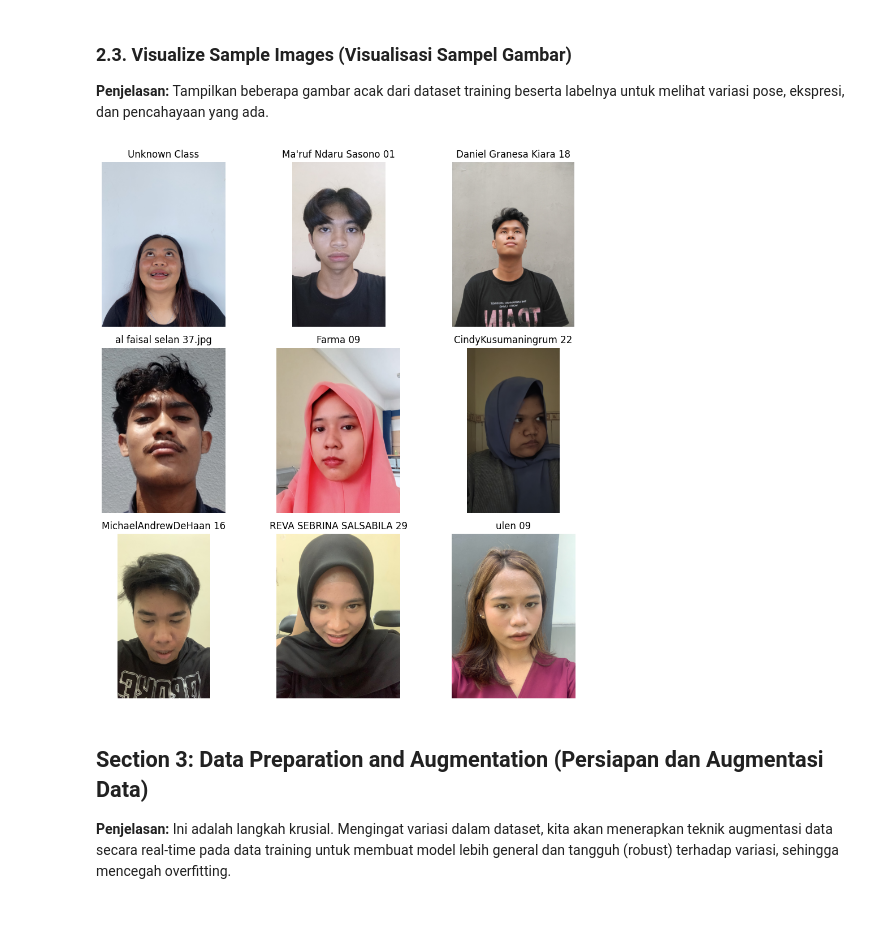
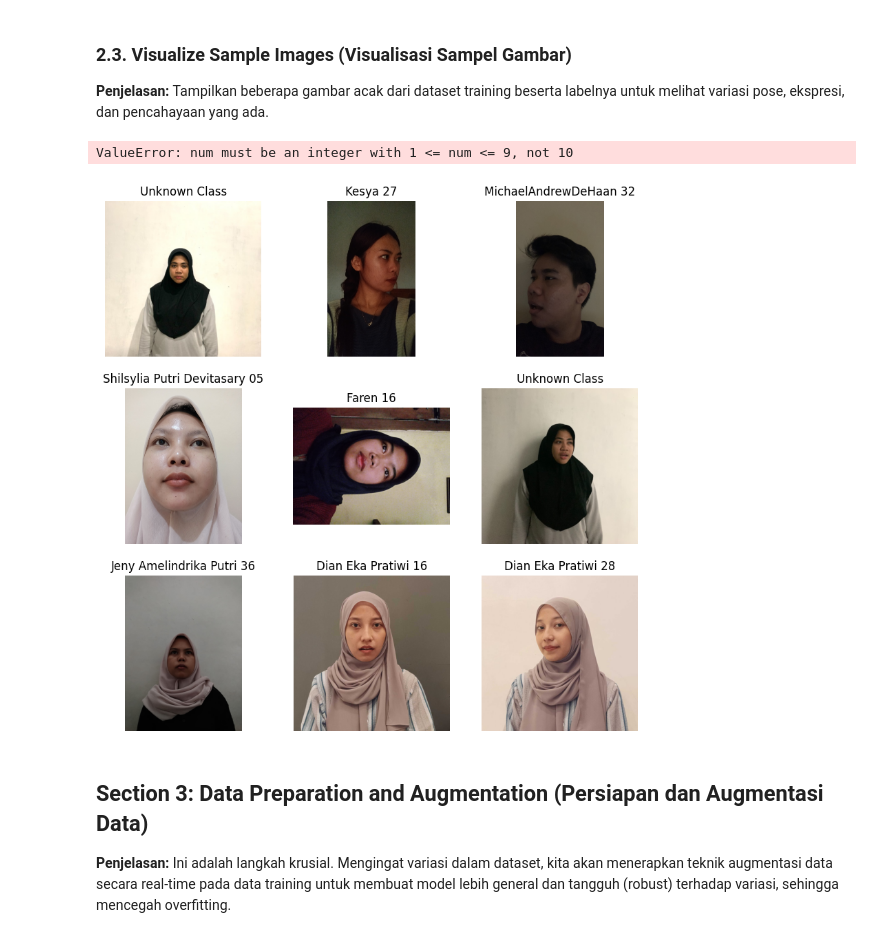
Before and after one commit to LatiefDataVisionary/deep-learning-college-task, a Jupyter notebook: tasks/src/MK_Deep_Learning_W5.ipynb, the cells around one changed output. Drawn from its saved outputs; the diff is of its cells as text; code cells hidden in the pictures.

```diff
--- a/tasks/src/MK_Deep_Learning_W5.ipynb
+++ b/tasks/src/MK_Deep_Learning_W5.ipynb
@@ -152,37 +152,38 @@ plt.figure(figsize=(10, 10))
 all_train_images = [os.path.join(TRAIN_DIR, f) for f in os.listdir(TRAIN_DIR) if f.endswith('.jpg')]
 
 # Check if there are enough images
-if len(all_train_images) < 9:
-    print(f"Tidak cukup gambar ({len(all_train_images)}) di direktori training untuk menampilkan 9 sampel.")
+if len(all_train_images) < 21:
+    print(f"Tidak cukup gambar ({len(all_train_images)}) di direktori training untuk menampilkan 21 sampel.")
 else:
     # Select 9 random images
-    sample_images_paths = np.random.choice(all_train_images, size=9, replace=False)
+    sample_images_paths = np.random.choice(all_train_images, size=21, replace=False)
 
     for i, img_path in enumerate(sample_images_paths):
         plt.subplot(3, 3, i + 1)
         img = plt.imread(img_path)
         plt.imshow(img)
         # Extract class name from filename (assuming format like ID_Nama_Number.jpg)
         filename = os.path.basename(img_path)
         class_name_parts = filename.split('_')
         if len(class_name_parts) > 1:
             # Assuming the second part is the name
             class_name = class_name_parts[1]
             # Handle potential extra parts or different naming conventions
             if len(class_name_parts) > 2 and class_name_parts[2].isdigit():
                  class_name = class_name # Keep only the name part if structure is consistent
             elif len(class_name_parts) > 2 and not class_name_parts[2].isdigit():
                  class_name = class_name_parts[1] + " " + class_name_parts[2].split('.')[0] # Handle names with spaces like "Nama Belakang"
         else:
             class_name = "Unknown Class" # Fallback if filename format is unexpected
 
         plt.title(class_name)
         plt.axis("off")
 
     plt.tight_layout()
     plt.show()
 # %% [output]
+ValueError: num must be an integer with 1 <= num <= 9, not 10
-[figure, old version]
+[figure, new version]
 # %% [markdown]
 ## **Section 3: Data Preparation and Augmentation (Persiapan dan Augmentasi Data)**
 
```
Also changed, not shown: parts of 16 cells of this notebook.
